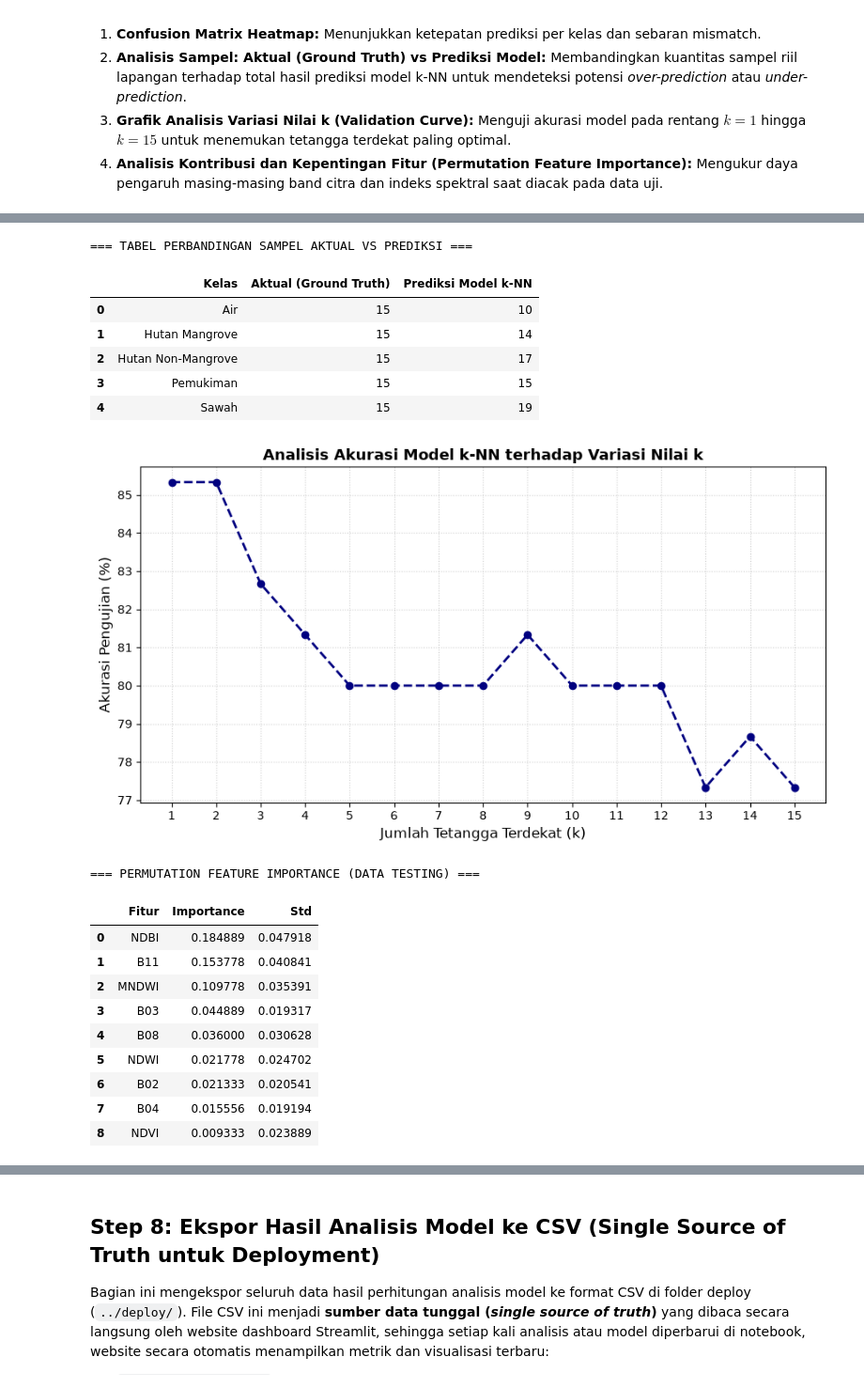
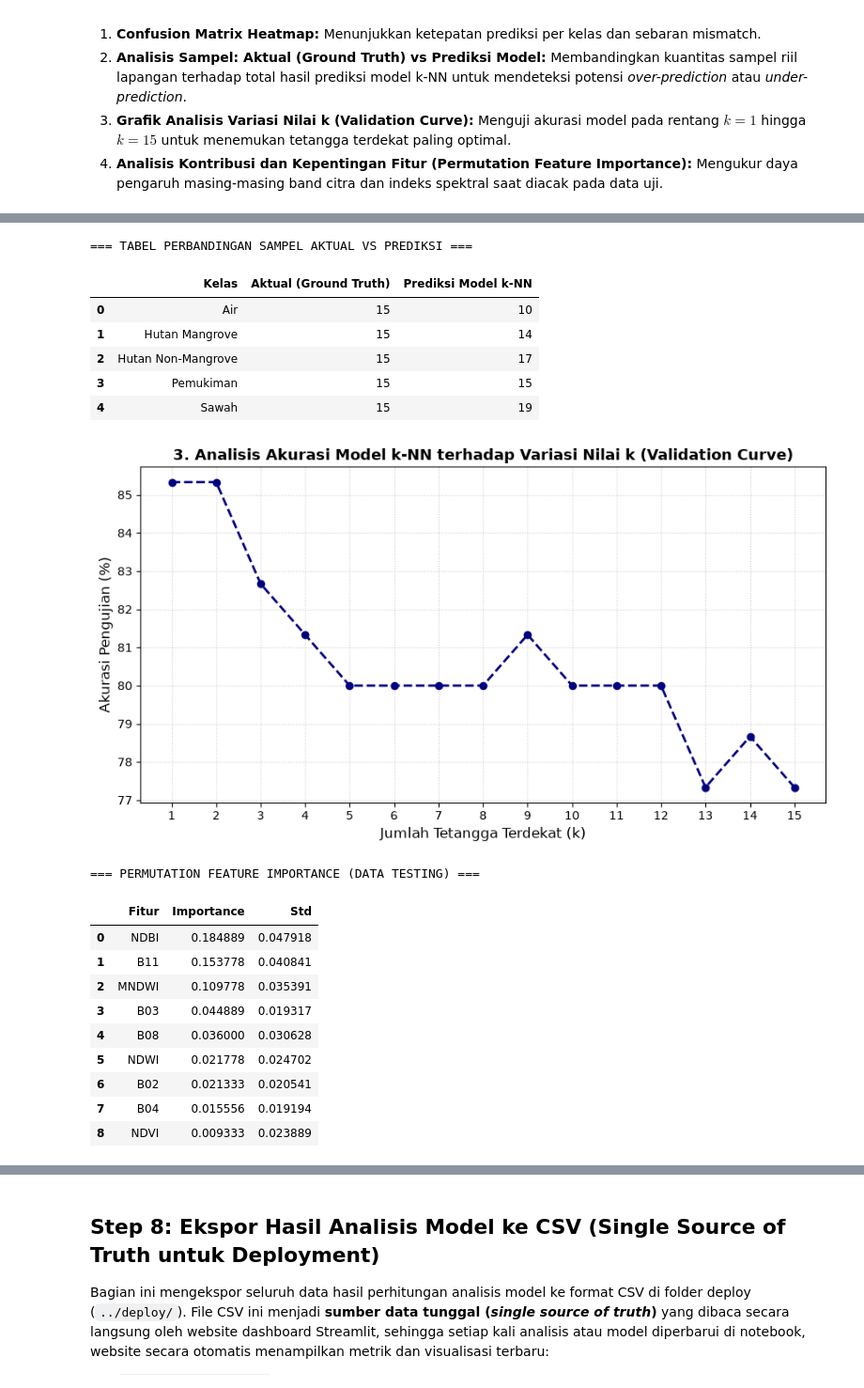
Before and after one commit to muhammadainulfuady/PSD, a Jupyter notebook: _build/jupyter_execute/uts/code/landuseCover.ipynb, the cells around one changed output, grey strips where cells are left out. Shown at 94% size. Cells and saved outputs as stored; diff of their text form; code cells hidden in the pictures.

```diff
--- a/_build/jupyter_execute/uts/code/landuseCover.ipynb
+++ b/_build/jupyter_execute/uts/code/landuseCover.ipynb
@@ -667,7 +667,7 @@ plt.figure(figsize=(8, 6))
 sns.heatmap(cm_knn, annot=True, fmt='d', cmap='Blues',
             xticklabels=knn_model.classes_,
             yticklabels=knn_model.classes_)
-plt.title('Confusion Matrix Klasifikasi LULC (k-NN Model)', fontsize=14, fontweight='bold')
+plt.title('1. Confusion Matrix Klasifikasi LULC (k-NN Model)', fontsize=14, fontweight='bold')
 plt.xlabel('Prediksi Model', fontsize=12)
 plt.ylabel('Aktual (Ground Truth)', fontsize=12)
 plt.tight_layout()
@@ -705,6 +705,7 @@ plt.show()
 print("=== TABEL PERBANDINGAN SAMPEL AKTUAL VS PREDIKSI ===")
 display(df_comp_eval)
 
+
 # 3. Grafik Analisis Variasi Nilai k (Validation Curve k=1 hingga k=15)
 k_range = range(1, 16)
 acc_scores = []
@@ -716,7 +717,7 @@ for k_val in k_range:
 
 plt.figure(figsize=(9, 5))
 plt.plot(k_range, [acc * 100 for acc in acc_scores], marker='o', color='navy', linestyle='--', linewidth=2)
-plt.title('Analisis Akurasi Model k-NN terhadap Variasi Nilai k', fontsize=13, fontweight='bold')
+plt.title('3. Analisis Akurasi Model k-NN terhadap Variasi Nilai k (Validation Curve)', fontsize=13, fontweight='bold')
 plt.xlabel('Jumlah Tetangga Terdekat (k)', fontsize=12)
 plt.ylabel('Akurasi Pengujian (%)', fontsize=12)
 plt.xticks(k_range)
@@ -747,13 +748,47 @@ for p in ax.patches:
     ax.annotate(f"{width:.4f}", (width + 0.003, p.get_y() + p.get_height() / 2.),
                 va='center', fontsize=9.5, fontweight='bold', color='#1e293b')
 
-plt.title('Kontribusi & Kepentingan Fitur Spektral (Permutation Importance - k-NN)', fontsize=13, fontweight='bold', pad=12)
+plt.title('4. Kontribusi & Kepentingan Fitur Spektral (Permutation Importance - k-NN)', fontsize=13, fontweight='bold', pad=12)
 plt.xlabel('Penurunan Akurasi saat Fitur Diacak (Mean Accuracy Decrease)', fontsize=11, fontweight='bold')
 plt.ylabel('Fitur / Band Citra', fontsize=11, fontweight='bold')
 plt.xlim(0, max(df_perm['Importance']) * 1.18)
 plt.grid(axis='x', linestyle=':', alpha=0.6)
 plt.tight_layout()
 plt.show()
+
+
+# 5. Visualisasi Metrik Klasifikasi per Kelas (Classification Report: Precision, Recall, F1-Score)
+report_dict = classification_report(y_test, y_pred_knn, output_dict=True)
+classes_names = [c for c in knn_model.classes_ if c in report_dict]
+
+df_report_plot = pd.DataFrame({
+    'Kelas': classes_names,
+    'Precision': [report_dict[c]['precision'] for c in classes_names],
+    'Recall': [report_dict[c]['recall'] for c in classes_names],
+    'F1-Score': [report_dict[c]['f1-score'] for c in classes_names]
+})
+
+df_report_melt = df_report_plot.melt(id_vars='Kelas', var_name='Metrik', value_name='Skor')
+
+plt.figure(figsize=(10, 5.2))
+ax_rep = sns.barplot(data=df_report_melt, x='Kelas', y='Skor', hue='Metrik',
+                     palette=['#0284C7', '#EA580C', '#10B981'])
+
+for p in ax_rep.patches:
+    h = p.get_height()
+    if h > 0:
+        ax_rep.annotate(f'{h:.2f}', (p.get_x() + p.get_width() / 2., h + 0.02),
+                        ha='center', va='bottom', fontsize=9, fontweight='bold', color='#1E293B')
+
+plt.title('5. Metrik Evaluasi Klasifikasi per Kelas Tutupan Lahan (Precision, Recall, F1-Score)', fontsize=13, fontweight='bold', pad=12)
+plt.xlabel('Kelas Tutupan Lahan', fontsize=11, fontweight='bold')
+plt.ylabel('Skor Metrik (0.00 - 1.00)', fontsize=11, fontweight='bold')
+plt.ylim(0, 1.15)
+plt.xticks(rotation=15, ha='right', fontsize=9.5)
+plt.legend(frameon=True, facecolor='#F8FAFC', edgecolor='#CBD5E1', loc='upper right')
+plt.grid(axis='y', linestyle=':', alpha=0.6)
+plt.tight_layout()
+plt.show()
 # %% [output]
 ===========================================================
 MODEL k-NN SCALED (k=5) -> Overall Accuracy: 80.00% | Cohen Kappa: 0.7500
@@ -774,12 +809,12 @@ Hutan Non-Mangrove       0.88      1.00      0.94        15
 [figure]
 === TABEL PERBANDINGAN SAMPEL AKTUAL VS PREDIKSI ===
 |  | Kelas | Aktual (Ground Truth) | Prediksi Model k-NN |
 | 0 | Air | 15 | 10 |
 | 1 | Hutan Mangrove | 15 | 14 |
 | 2 | Hutan Non-Mangrove | 15 | 17 |
 | 3 | Pemukiman | 15 | 15 |
 | 4 | Sawah | 15 | 19 |
-[figure, old version]
+[figure, new version]
 === PERMUTATION FEATURE IMPORTANCE (DATA TESTING) ===
 |  | Fitur | Importance | Std |
 | 0 | NDBI | 0.184889 | 0.047918 |
```
Also changed, not shown: parts of 2 cells of this notebook, 32 other files.
